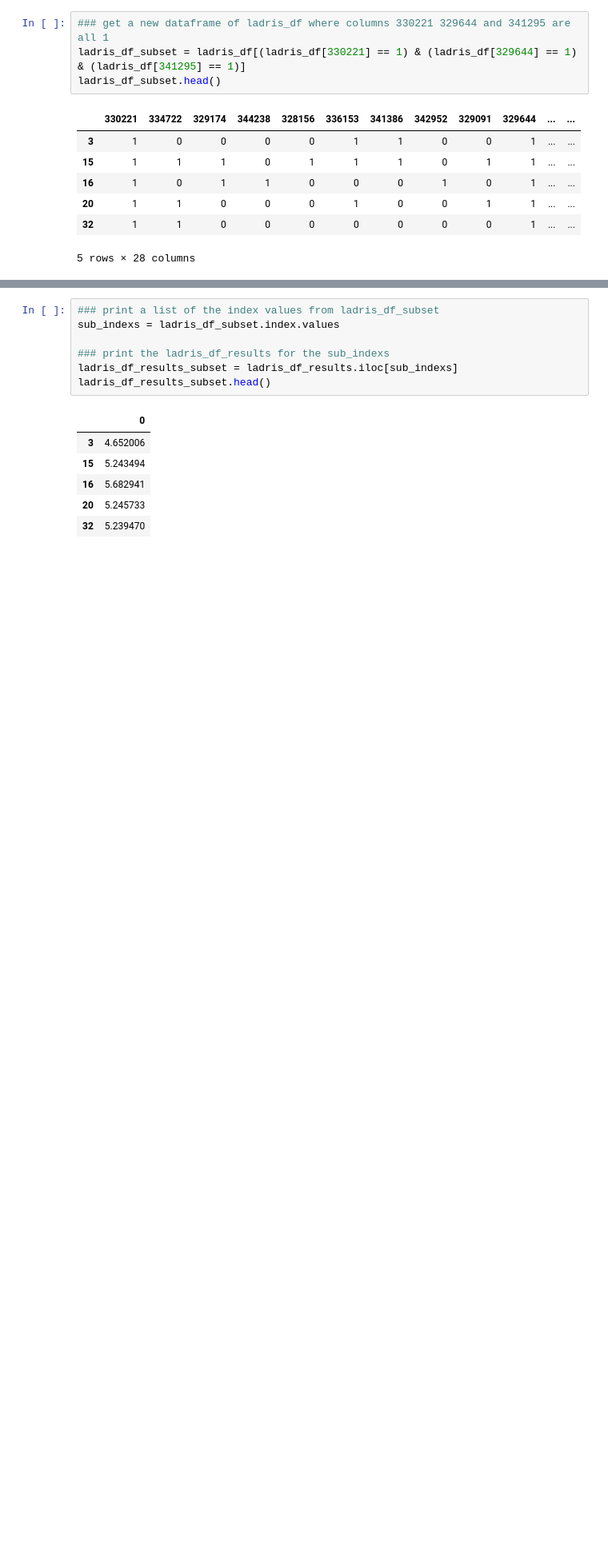
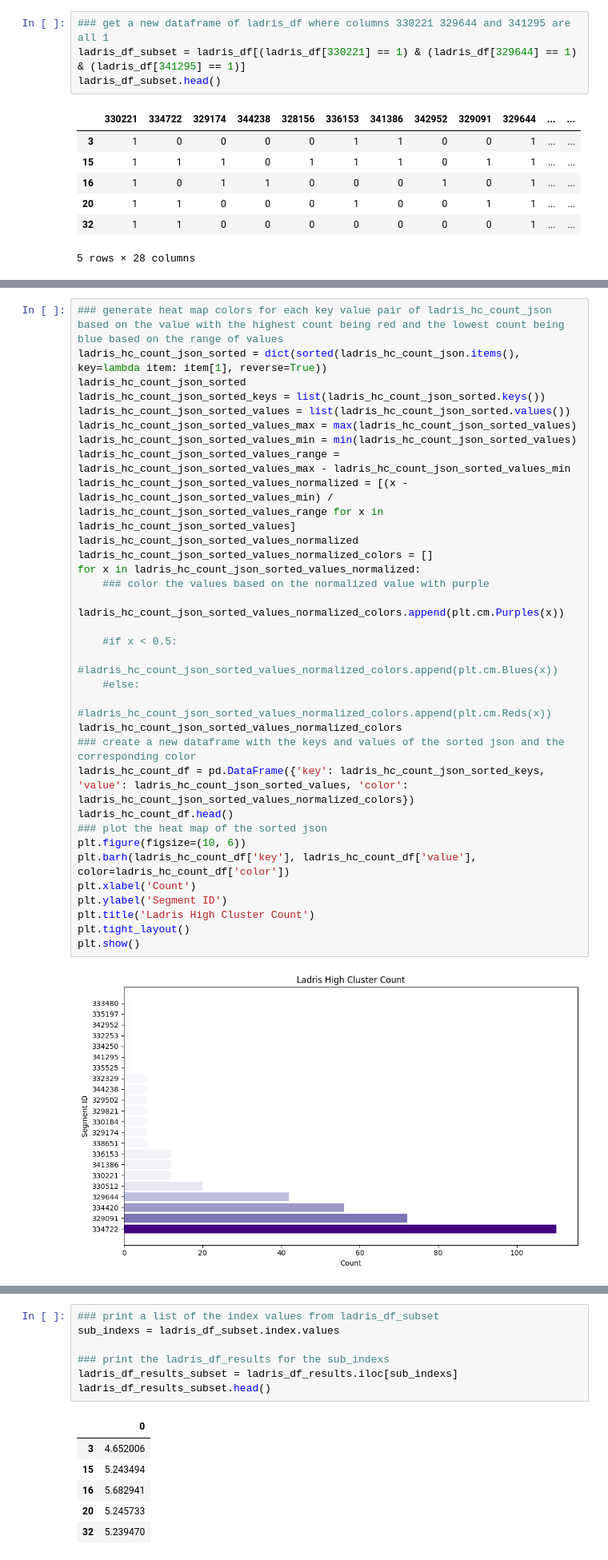
Before and after one commit to pfoytik/scenarioDiscovery, a Jupyter notebook: dataSummary.ipynb, the cells around one changed output, grey strips where cells are left out. Shown at 80% size. Drawn from its saved outputs; the diff is of its cells as text; blank space fills up the shorter version.

```diff
--- a/dataSummary.ipynb
+++ b/dataSummary.ipynb
@@ -260,0 +360,34 @@ ladris_df_subset.head()
+# %%
+### generate heat map colors for each key value pair of ladris_hc_count_json based on the value with the highest count being red and the lowest count being blue based on the range of values
+ladris_hc_count_json_sorted = dict(sorted(ladris_hc_count_json.items(), key=lambda item: item[1], reverse=True))
+ladris_hc_count_json_sorted
+ladris_hc_count_json_sorted_keys = list(ladris_hc_count_json_sorted.keys())
+ladris_hc_count_json_sorted_values = list(ladris_hc_count_json_sorted.values())
+ladris_hc_count_json_sorted_values_max = max(ladris_hc_count_json_sorted_values)
+ladris_hc_count_json_sorted_values_min = min(ladris_hc_count_json_sorted_values)
+ladris_hc_count_json_sorted_values_range = ladris_hc_count_json_sorted_values_max - ladris_hc_count_json_sorted_values_min
+ladris_hc_count_json_sorted_values_normalized = [(x - ladris_hc_count_json_sorted_values_min) / ladris_hc_count_json_sorted_values_range for x in ladris_hc_count_json_sorted_values]
+ladris_hc_count_json_sorted_values_normalized
+ladris_hc_count_json_sorted_values_normalized_colors = []
+for x in ladris_hc_count_json_sorted_values_normalized:
+    ### color the values based on the normalized value with purple
+    ladris_hc_count_json_sorted_values_normalized_colors.append(plt.cm.Purples(x))
+
+    #if x < 0.5:
+        #ladris_hc_count_json_sorted_values_normalized_colors.append(plt.cm.Blues(x))
+    #else:
+        #ladris_hc_count_json_sorted_values_normalized_colors.append(plt.cm.Reds(x))
+ladris_hc_count_json_sorted_values_normalized_colors
+### create a new dataframe with the keys and values of the sorted json and the corresponding color
+ladris_hc_count_df = pd.DataFrame({'key': ladris_hc_count_json_sorted_keys, 'value': ladris_hc_count_json_sorted_values, 'color': ladris_hc_count_json_sorted_values_normalized_colors})
+ladris_hc_count_df.head()
+### plot the heat map of the sorted json
+plt.figure(figsize=(10, 6))
+plt.barh(ladris_hc_count_df['key'], ladris_hc_count_df['value'], color=ladris_hc_count_df['color'])
+plt.xlabel('Count')
+plt.ylabel('Segment ID')
+plt.title('Ladris High Cluster Count')
+plt.tight_layout()
+plt.show()
+# %% [output]
+[figure, added]
```
Also changed, not shown: parts of 31 cells of this notebook.
